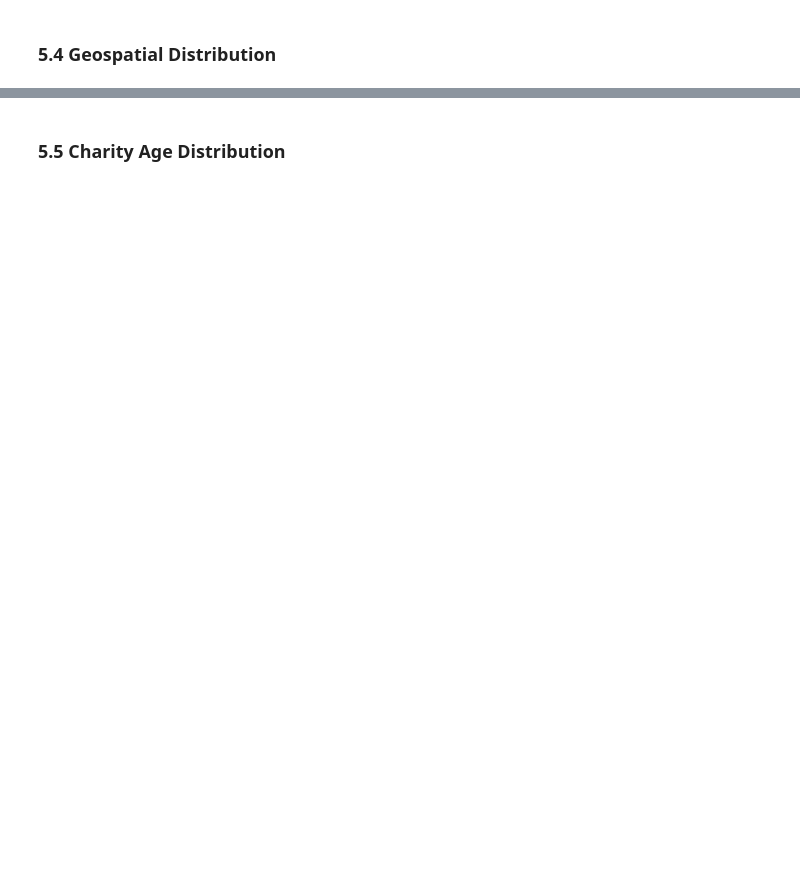
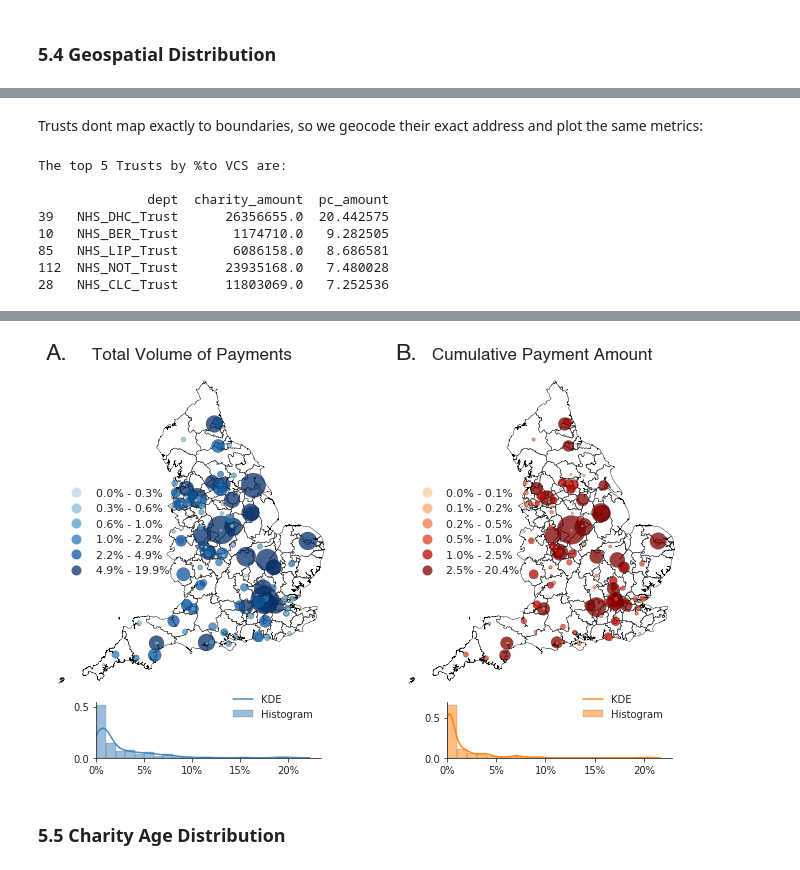
Before and after one commit to crahal/NHSSpend, a Jupyter notebook: src/analysis/charity_analysis_notebook.ipynb, the cells around one changed output, grey strips where cells are left out. Saved outputs shown, nothing was run; the diff lists cells and outputs as text; code cells hidden in the pictures; blank space fills up the shorter version.

```diff
--- a/src/analysis/charity_analysis_notebook.ipynb
+++ b/src/analysis/charity_analysis_notebook.ipynb
@@ -475,11 +503,2 @@ class_groupings(pay_df_cc, cc_name, cc_class)
-# %%
-pay_df_cc = pay_df_cc.sort_values(ascending=False, by='amount')
-for column in ['verif_match', 'supplier']:
-    pay_df_cc = pay_df_cc[~pay_df_cc[column].str.contains('NHS FOUNDATION')]
-    pay_df_cc = pay_df_cc[~pay_df_cc[column].str.contains('FOUNDATION TRUST')]
-    pay_df_cc = pay_df_cc[~pay_df_cc[column].str.contains('HOSPITAL TRUST')]
-    pay_df_cc = pay_df_cc[~pay_df_cc[column].str.contains('NHS TRUST')]
-    pay_df_cc = pay_df_cc[~pay_df_cc[column].str.contains('NHS TRUST')]
-    pay_df_cc = pay_df_cc[pay_df_cc['date'] > '2010-01-01']
 # %% [markdown]
 ### 5.4 Geospatial Distribution
@@ -506,0 +524,15 @@ plot_choropleths(gdf, figure_path)
+# %% [markdown]
+Trusts dont map exactly to boundaries, so we geocode their exact address and plot the same metrics:
+# %%
+plot_choropleths_trusts(support_path, shape_path, figure_path,
+                        trust_pay_df, pay_df_cc)
+hide_toggle()
+# %% [output]
+The top 5 Trusts by %to VCS are:
+
+              dept  charity_amount  pc_amount
+39   NHS_DHC_Trust      26356655.0  20.442575
+10   NHS_BER_Trust       1174710.0   9.282505
+85   NHS_LIP_Trust       6086158.0   8.686581
+112  NHS_NOT_Trust      23935168.0   7.480028
+28   NHS_CLC_Trust      11803069.0   7.252536
@@ -507,2 +540,3 @@ plot_choropleths(gdf, figure_path)
+[figure, added]
 # %% [markdown]
 ### 5.5 Charity Age Distribution
```
Also changed, not shown: parts of 77 cells of this notebook, 2 other files.
